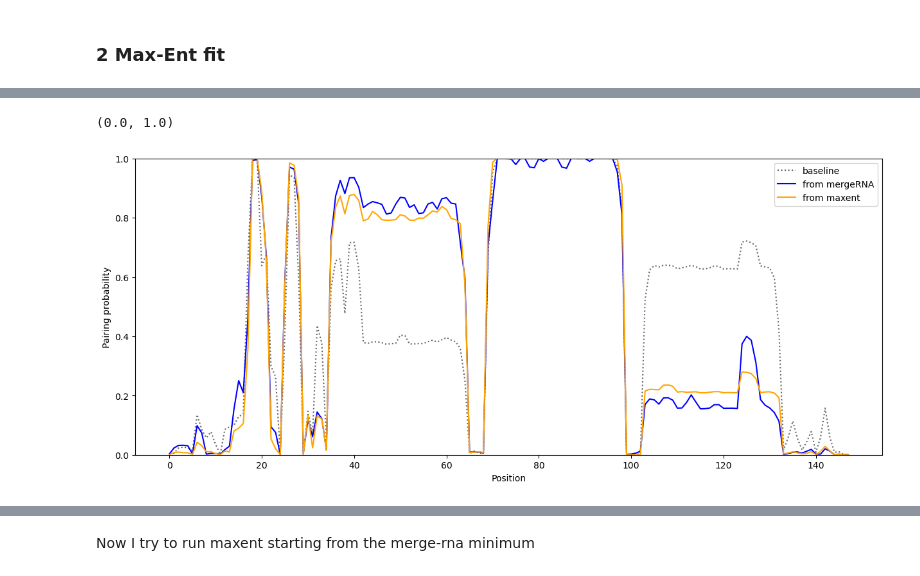
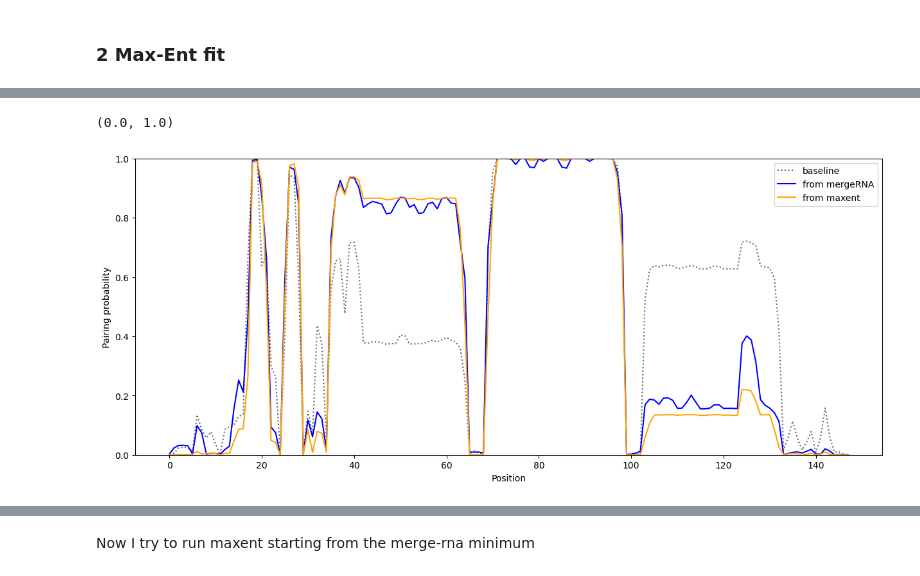
Before and after one commit to mauro-maglione/MERGE-RNA, a Jupyter notebook: my_merge_rna/maxent_test_1.ipynb, the cells around one changed output, grey strips where cells are left out. Saved outputs shown, nothing was run; the diff lists cells and outputs as text; code cells hidden in the pictures.

Commit message:
added boundaries and analysys, also mdofied maxent nitebooks

```diff
--- a/my_merge_rna/maxent_test_1.ipynb
+++ b/my_merge_rna/maxent_test_1.ipynb
@@ -95,7 +105,9 @@ print(pos_dict)
 # %% [output]
 {'mu_r': 0, 'p_b': 1, 'p_bind': [2, 3, 4, 5], 'm0': 6, 'm1': 7}
 # %%
-vec_phys_params = np.loadtxt("/home/mauro-maglione/Documents/MERGE-RNA/fits_paper/designed_sequence/outputs/synthetic_bistable_main/synthetic_bistable_" + pop1 + "/params1D.txt")
+#vec_phys_params = np.loadtxt("/home/mauro-maglione/Documents/MERGE-RNA/fits_paper/designed_sequence/outputs/synthetic_bistable_main/synthetic_bistable_" + pop1 + "/params1D.txt")
+vec_phys_params = np.loadtxt("/u/m/mmaglion/Documents/MERGE-RNA_restored/fits_paper/designed_sequence/outputs/synthetic_bistable_main/synthetic_bistable_80/params1D.txt")
+#vec_phys_params = np.loadtxt("/u/m/mmaglion/Documents/MERGE-RNA_restored/fits_paper/designed_sequence/outputs/experimental_turner/phase1/newseqWT/params1D.txt")
 
 phys_params_dict = pack_params(vec_phys_params,pos_dict)
 print(phys_params_dict)
@@ -109,10 +121,11 @@ print(dict_pbind)
 {'p_bind_A_0': np.float64(0.3625139900464584), 'p_bind_C_0': np.float64(0.23412977556368655), 'p_bind_G_0': np.float64(0.06800555472301946), 'p_bind_U_0': np.float64(0.002036046728995221), 'p_bind_A_1 ...
 # %%
 #I miss temperature and concentration --> retrieved from fit_metadata.json
-phys_const_from_fit_metadata = {"temp_C": 37, "conc_mM": 50}
+phys_const_from_fit_metadata = {"temp_C": 37, "conc_mM": 40}
 # %%
 #now I retrieve the eps form .npy file
-eps_path = "/home/mauro-maglione/Documents/MERGE-RNA/fits_paper/designed_sequence/outputs/synthetic_bistable_main/synthetic_bistable_" + pop1 + "/detailed/bistable_synthetic_"+pop1+"_eps_b.npy"
+#eps_path = "/home/mauro-maglione/Documents/MERGE-RNA/fits_paper/designed_sequence/outputs/synthetic_bistable_main/synthetic_bistable_" + pop1 + "/detailed/bistable_synthetic_"+pop1+"_eps_b.npy"
+eps_path = "/u/m/mmaglion/Documents/MERGE-RNA_restored/fits_paper/designed_sequence/outputs/synthetic_bistable_main/synthetic_bistable_80/detailed/bistable_synthetic_80_eps_b.npy"
 eps_vec = np.load(eps_path, mmap_mode=None, allow_pickle=False, fix_imports=True, encoding='ASCII')
 # %%
 print(eps_vec)
@@ -711,7 +736,7 @@ def maxent(seq,bpp_ref,*, sigma_squared, penalty=None, boundaries=None, initial_
 bpp_target=target_contact_prob
 penalties = compute_penalty_m(**phys_const_from_fit_metadata, mu=phys_params_dict['mu_r'], p_b=phys_params_dict['p_b'])
 
-res=maxent(seq, bpp_target, sigma_squared=squared_confidence_interval, penalty= penalties, boundaries=1.0,alpha=0.,deriv_correct=False, tol=1e-8)
+res=maxent(seq, bpp_target, sigma_squared=squared_confidence_interval, penalty= penalties, boundaries=1.0,alpha=10,deriv_correct=False, tol=1e-8,T=phys_const_from_fit_metadata['temp_C'])
 res
 # %% [output]
 (  message: CONVERGENCE: RELATIVE REDUCTION OF F <= FACTR*EPSMCH
@@ -827,20 +882,21 @@ plt.show()
 # %%
 indices = np.arange(len(seq))
 pp_baseline = bpp
-pp_maxent = res[1]
+#pp_maxent = res[1]
+pp_maxent = compute_ps_with_penalty_and_lambda(seq, res[0].x, penalties, version=0, T=None, rescale=True)
 pp_merge = bpp_mergerna
 
 fig, ax = plt.subplots(1, 1, figsize=(15, 6))
 ax.plot(indices, pp_baseline, label='baseline', linestyle=':', color='black', alpha=.6, linewidth=1.5)
 ax.plot(indices, pp_merge, label=f'from mergeRNA', linestyle='-', color='blue')
 ax.plot(indices, pp_maxent, label=f'from maxent', linestyle='-', color='orange')
 ax.set_xlabel('Position')
 ax.set_ylabel('Pairing probability')
 ax.legend()
 ax.set_ylim(0,1)
 # %% [output]
 (0.0, 1.0)
-[figure, old version]
+[figure, new version]
 # %%
 def loss_of_maxent(*, mut_rate_model, mut_obs, coverage, a_i, b_i):
     """
```
Also changed, not shown: parts of 50 cells of this notebook, 8 other files.
